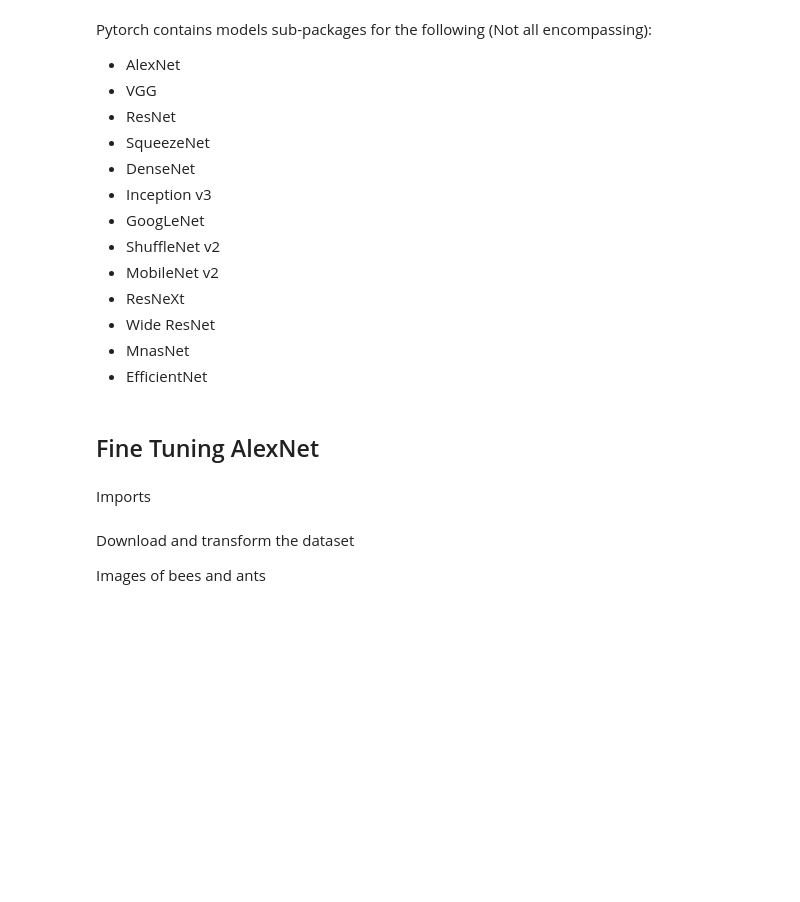
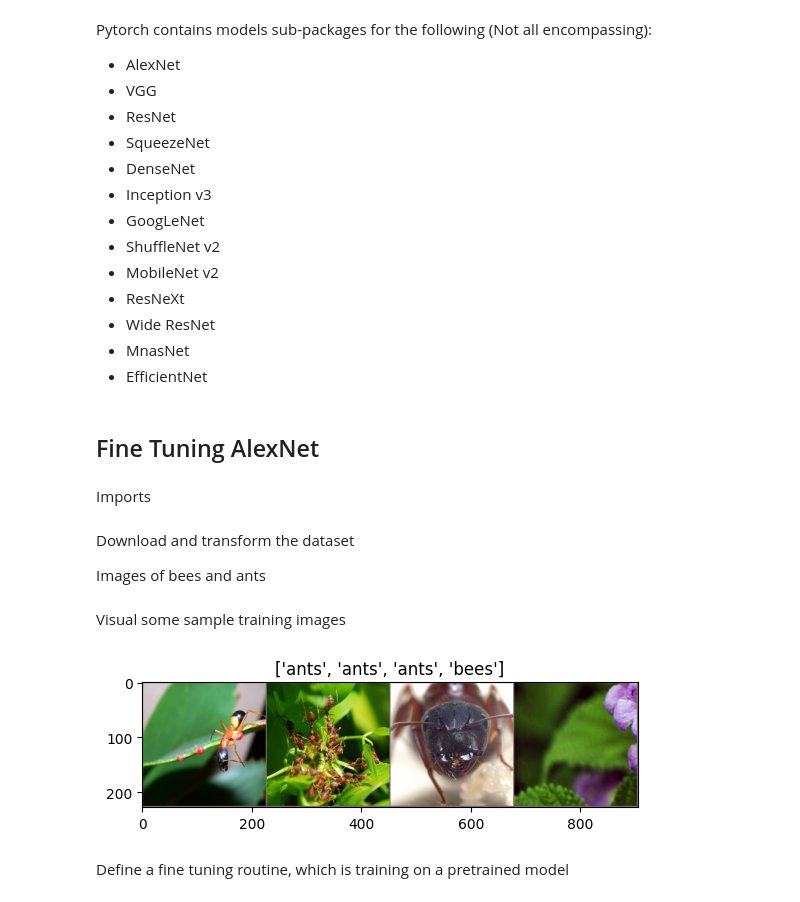
Before and after one commit to phillipscarroll/mlClassesTraining, a Jupyter notebook: Mastering_PyTorch_Book/2 - Deep CNN Architectures - AlexNet.ipynb, the cells around one changed output. Drawn from its saved outputs; the diff is of its cells as text; code cells hidden in the pictures; blank space fills up the shorter version.

```diff
--- a/Mastering_PyTorch_Book/2 - Deep CNN Architectures - AlexNet.ipynb
+++ b/Mastering_PyTorch_Book/2 - Deep CNN Architectures - AlexNet.ipynb
@@ -86,6 +88,19 @@ Download and transform the dataset
 Images of bees and ants
 # %%
 ddir = 'hymenoptera_data'
+
+# create the ddir if it does not exist
+if not os.path.exists(ddir):
+    os.makedirs(ddir)
+
+# download the dataset windows
+!curl -L "https://download.pytorch.org/tutorial/hymenoptera_data.zip" -o hymenoptera_data.zip
+
+# unzip the dataset, this is a windows 11 desktop
+!tar -xvf hymenoptera_data.zip
+
+# remove the hymenoptera_data.zip file
+!del hymenoptera_data.zip
 
 data_transforms = {
     'train': transforms.Compose([
@@ -107,3 +122,26 @@ img_data = {k: datasets.ImageFolder(os.path.join(ddir, k), data_transforms[k]) f
 dloaders = {k: torch.utils.data.DataLoader(img_data[k], batch_size=4, shuffle=True) for k in ['train', 'val']}
 
 dset_sizes = {x: len(img_data[x]) for x in ['train', 'val']}
+
+classes = img_data['train'].classes
+# %% [markdown]
+Visual some sample training images
+# %%
+def imageshow(img, text=None):
+    img = img.numpy().transpose((1, 2, 0))
+    avg = np.array([0.490, 0.449, 0.411])
+    stddev = np.array([0.231, 0.221, 0.230])
+    img = stddev * img + avg
+    img = np.clip(img, 0, 1)
+    plt.imshow(img)
+    if text is not None:
+        plt.title(text)
+# Generate one train dataset batch
+imgs, cls = next(iter(dloaders['train']))
+# Generate a grid from the batch
+grid = torchvision.utils.make_grid(imgs)
+imageshow(grid, text=[classes[c] for c in cls])
+# %% [output]
+[figure, added]
+# %% [markdown]
+Define a fine tuning routine, which is training on a pretrained model
```
Also changed, not shown: parts of 2 cells of this notebook, 2 other files.
